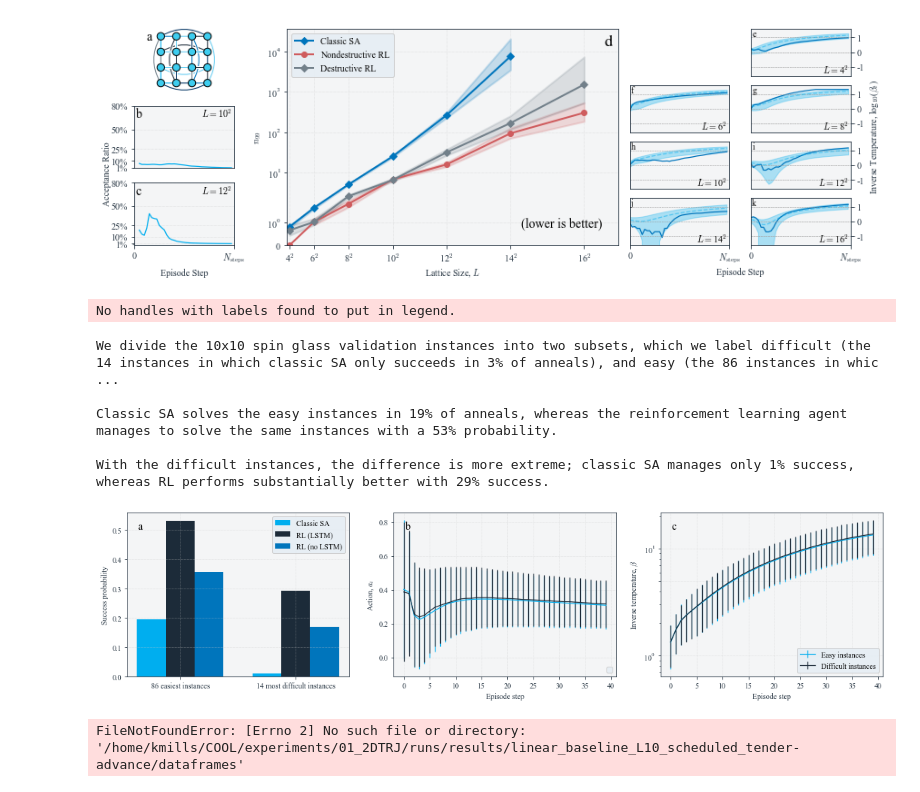
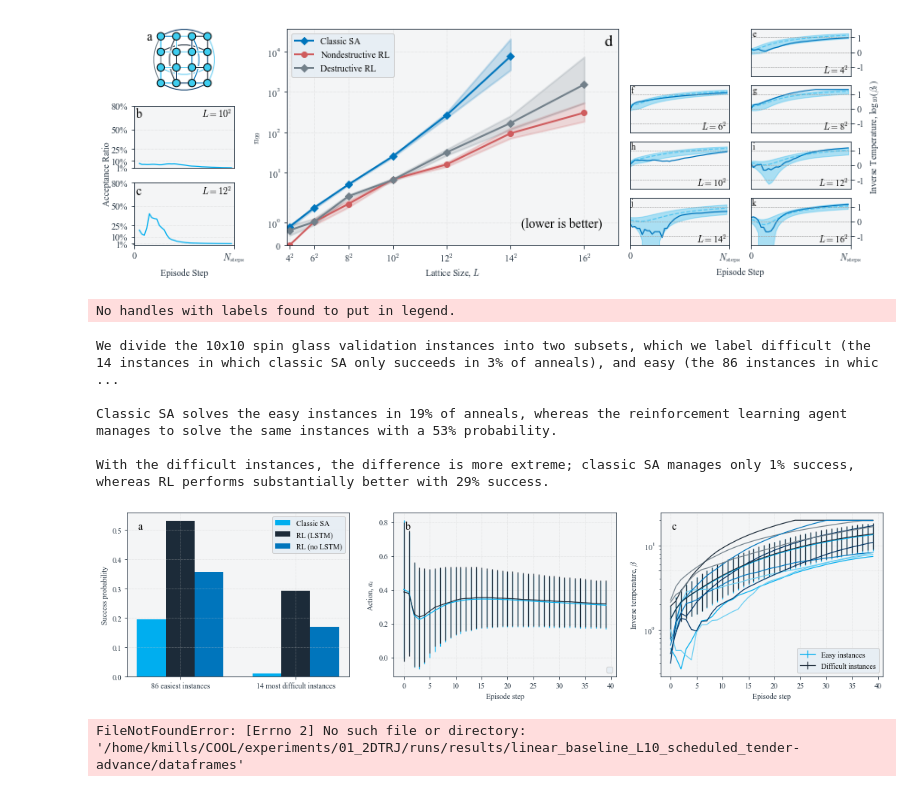
Before and after one commit to millskyle/COOL-1, a Jupyter notebook: plots/Plots.ipynb, the cells around one changed output. Saved outputs shown, nothing was run; the diff lists cells and outputs as text; code cells hidden in the pictures.

Commit message:
easy_diff_split.pdf

```diff
--- a/plots/Plots.ipynb
+++ b/plots/Plots.ipynb
@@ -719,6 +719,9 @@ def plot_easyhard_hamiltonian_success(ref_datafile, compare_datafiles, ref_trial
         axs[2].errorbar(xs, mean_easy_schedule, std_easy_schedule, label="Easy instances")
         axs[2].errorbar(xs, mean_diff_schedule, std_diff_schedule, label="Difficult instances")
 
+        for i in range(10):
+            axs[2].plot(xs, easy_schedules[i,:])
+
 
 
         axs[2].legend(loc='lower right')
@@ -761,34 +764,34 @@ classic_easy, classic_diff,\
 (rl_diff, nornn_diff),\
 instance_class, easy_threshold,\
 ref_trials_per_hamiltonian, comp_trials_per_hamiltonian = output
 
 pformat = ".0f"
 
 statement = f"""
 We divide the {instance_class} spin glass validation instances into two subsets, which we label difficult \
 (the {classic_diff[1]} instances in which classic SA only succeeds \
 in {easy_threshold:{pformat}}% of anneals), and easy (the {classic_easy[1]} instances in which classic SA \
 succeeds in more than {easy_threshold:{pformat}}% of anneals).
 
 Classic SA solves the easy instances in {compute_success(*classic_easy, ref_trials_per_hamiltonian):{pformat}}% of \
 anneals, whereas the reinforcement learning agent manages to solve the same instances with a \
 {compute_success(*rl_easy, comp_trials_per_hamiltonian[0]):{pformat}}% probability.
 
 With the difficult instances, the difference is more extreme; classic SA manages only \
 {compute_success(*classic_diff, ref_trials_per_hamiltonian):{pformat}}% success, whereas \
 RL performs substantially better with {compute_success(*rl_diff, comp_trials_per_hamiltonian[0]):{pformat}}% success.
 
 """
 
 print(statement)
 # %% [output]
 No handles with labels found to put in legend.
 We divide the 10x10 spin glass validation instances into two subsets, which we label difficult (the 14 instances in which classic SA only succeeds in 3% of anneals), and easy (the 86 instances in whic ...
 
 Classic SA solves the easy instances in 19% of anneals, whereas the reinforcement learning agent manages to solve the same instances with a 53% probability.
 
 With the difficult instances, the difference is more extreme; classic SA manages only 1% success, whereas RL performs substantially better with 29% success.
-[figure, old version]
+[figure, new version]
 # %%
 output = plot_easyhard_hamiltonian_success(
       ref_datafile=f"/home/kmills/COOL/experiments/01_2DTRJ/runs/results/linear_baseline_L10_dbeta_0.002000",
```
Also changed, not shown: 2 other files.
